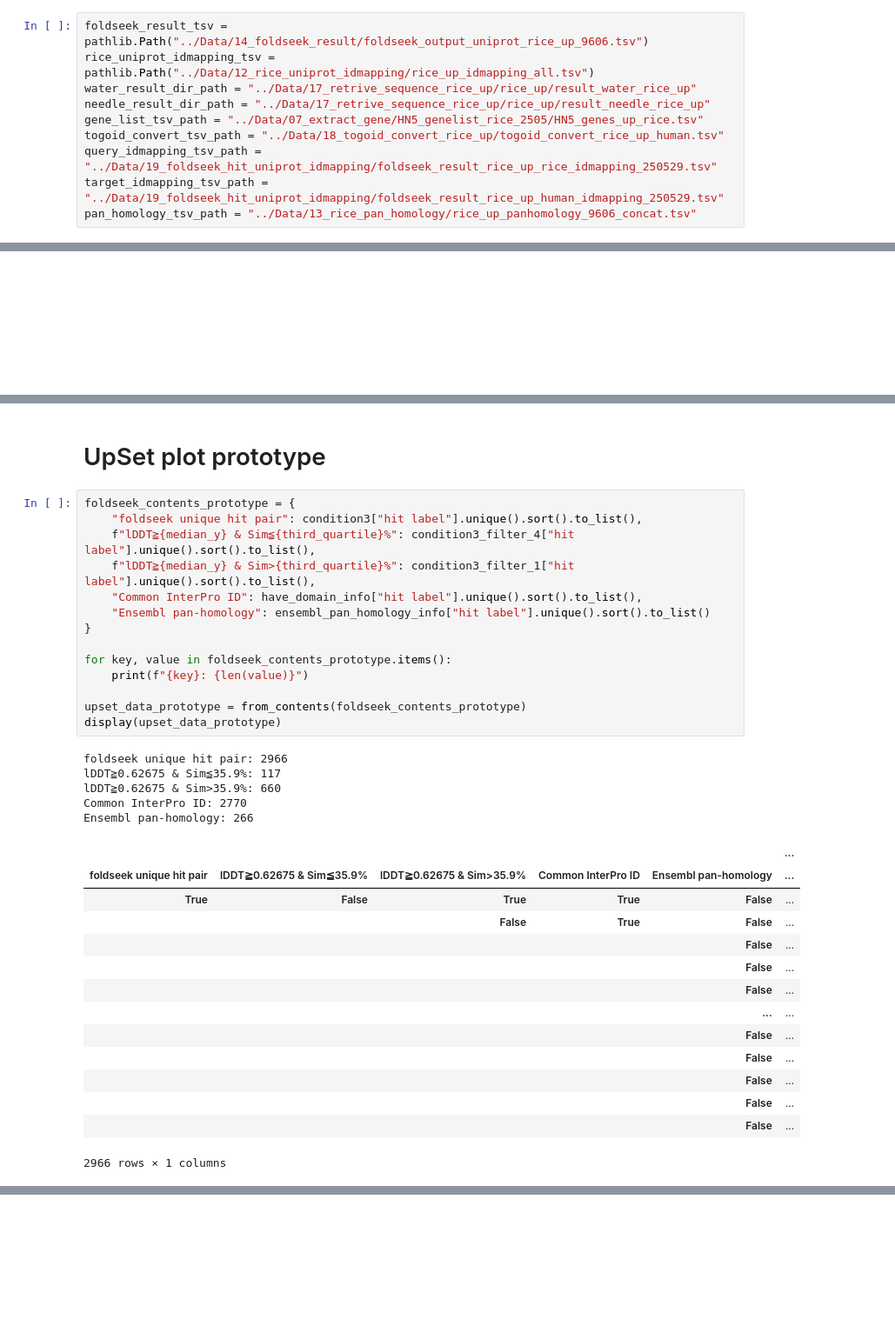
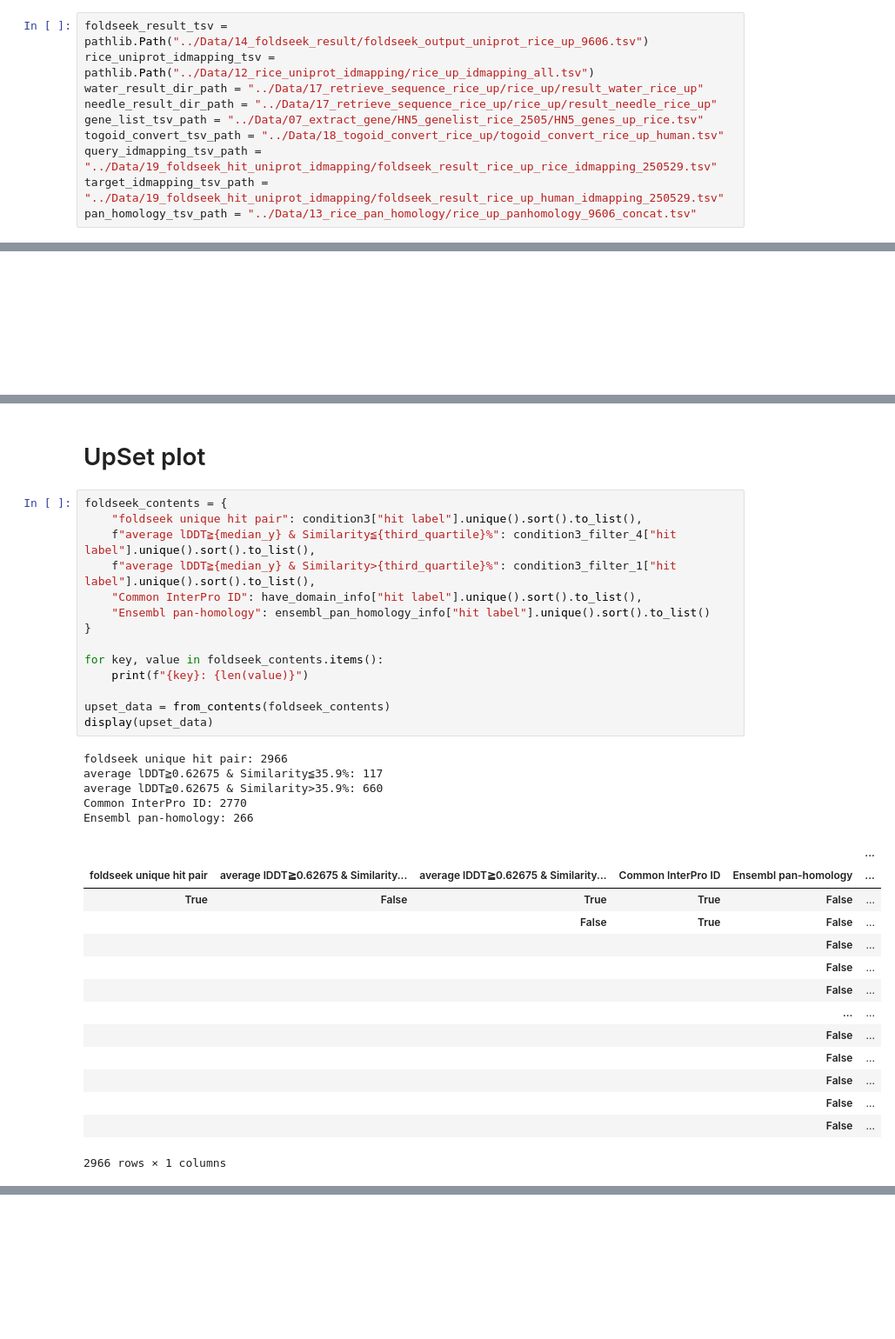
Before and after one commit to yonesora56/HS_rice_analysis, a Jupyter notebook: notebooks/13_foldseek_result_parse_2_up.ipynb, the cells around one changed output, grey strips where cells are left out. Shown at 87% size. Saved outputs shown, nothing was run; the diff lists cells and outputs as text.

```diff
--- a/notebooks/13_foldseek_result_parse_2_up.ipynb
+++ b/notebooks/13_foldseek_result_parse_2_up.ipynb
@@ -23,8 +23,8 @@ Execute Date: 250529
 # %%
 foldseek_result_tsv = pathlib.Path("../Data/14_foldseek_result/foldseek_output_uniprot_rice_up_9606.tsv")
 rice_uniprot_idmapping_tsv = pathlib.Path("../Data/12_rice_uniprot_idmapping/rice_up_idmapping_all.tsv")
-water_result_dir_path = "../Data/17_retrive_sequence_rice_up/rice_up/result_water_rice_up"
-needle_result_dir_path = "../Data/17_retrive_sequence_rice_up/rice_up/result_needle_rice_up"
+water_result_dir_path = "../Data/17_retrieve_sequence_rice_up/rice_up/result_water_rice_up"
+needle_result_dir_path = "../Data/17_retrieve_sequence_rice_up/rice_up/result_needle_rice_up"
 gene_list_tsv_path = "../Data/07_extract_gene/HN5_genelist_rice_2505/HN5_genes_up_rice.tsv"
 togoid_convert_tsv_path = "../Data/18_togoid_convert_rice_up/togoid_convert_rice_up_human.tsv"
 query_idmapping_tsv_path = "../Data/19_foldseek_hit_uniprot_idmapping/foldseek_result_rice_up_rice_idmapping_250529.tsv"
@@ -1675,27 +1441,27 @@ shape: (1_899, 22)
 # %% [markdown]
-# UpSet plot prototype
+# UpSet plot
 # %%
-foldseek_contents_prototype = {
+foldseek_contents = {
     "foldseek unique hit pair": condition3["hit label"].unique().sort().to_list(),
-    f"lDDT≧{median_y} & Sim≦{third_quartile}%": condition3_filter_4["hit label"].unique().sort().to_list(),
-    f"lDDT≧{median_y} & Sim>{third_quartile}%": condition3_filter_1["hit label"].unique().sort().to_list(),
+    f"average lDDT≧{median_y} & Similarity≦{third_quartile}%": condition3_filter_4["hit label"].unique().sort().to_list(),
+    f"average lDDT≧{median_y} & Similarity>{third_quartile}%": condition3_filter_1["hit label"].unique().sort().to_list(),
     "Common InterPro ID": have_domain_info["hit label"].unique().sort().to_list(),
     "Ensembl pan-homology": ensembl_pan_homology_info["hit label"].unique().sort().to_list()
 }
 
-for key, value in foldseek_contents_prototype.items():
+for key, value in foldseek_contents.items():
     print(f"{key}: {len(value)}")
 
-upset_data_prototype = from_contents(foldseek_contents_prototype)
-display(upset_data_prototype)
+upset_data = from_contents(foldseek_contents)
+display(upset_data)
 # %% [output]
 foldseek unique hit pair: 2966
-lDDT≧0.62675 & Sim≦35.9%: 117
-lDDT≧0.62675 & Sim>35.9%: 660
+average lDDT≧0.62675 & Similarity≦35.9%: 117
+average lDDT≧0.62675 & Similarity>35.9%: 660
 Common InterPro ID: 2770
 Ensembl pan-homology: 266
 |  |  |  |  |  | ... |
-| foldseek unique hit pair | lDDT≧0.62675 & Sim≦35.9% | lDDT≧0.62675 & Sim>35.9% | Common InterPro ID | Ensembl pan-homology | ... |
+| foldseek unique hit pair | average lDDT≧0.62675 & Similarity... | average lDDT≧0.62675 & Similarity... | Common InterPro ID | Ensembl pan-homology | ... |
 | True | False | True | True | False | ... |
 |  |  | False | True | False | ... |
 |  |  |  |  | False | ... |
```
Also changed, not shown: parts of 30 cells of this notebook, 9 other files.
